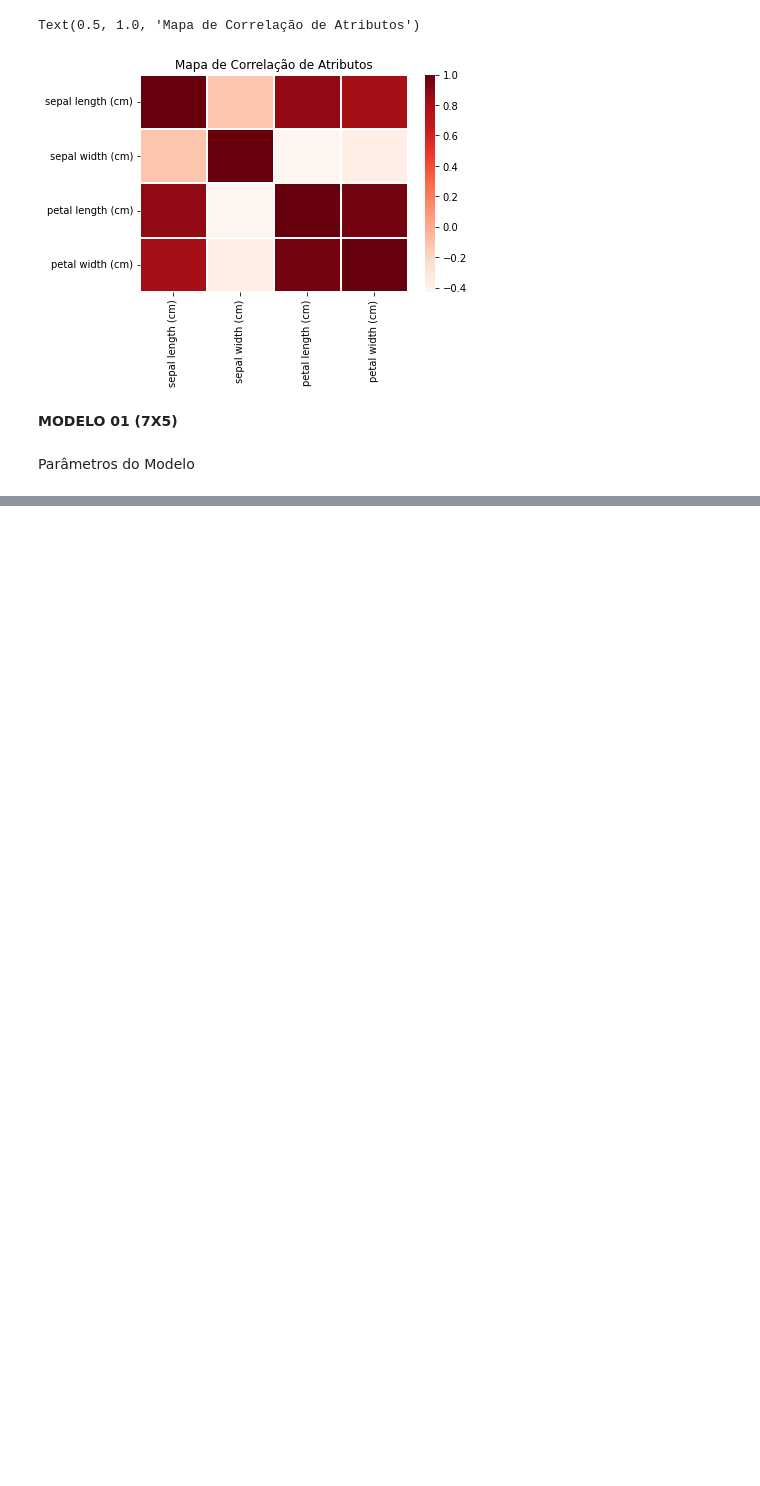
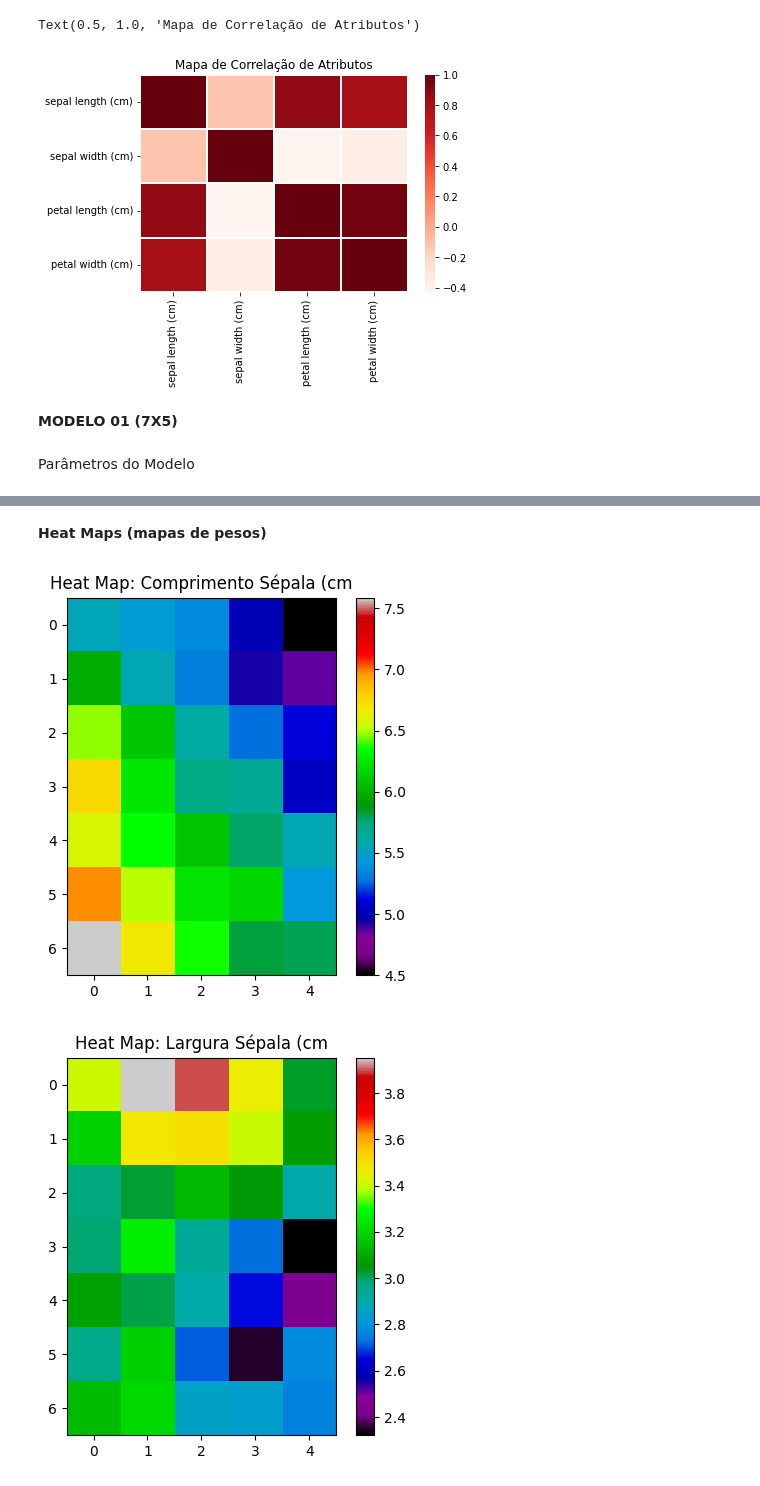
Before and after one commit to douglascosta01/Redes-Neurais, a Jupyter notebook: Rede_Neural_SOM_(Self_Organizing_Maps).ipynb, the cells around one changed output, grey strips where cells are left out. Cells and saved outputs as stored; diff of their text form; code cells hidden in the pictures; blank space fills up the shorter version.

```diff
--- a/Rede_Neural_SOM_(Self_Organizing_Maps).ipynb
+++ b/Rede_Neural_SOM_(Self_Organizing_Maps).ipynb
@@ -139,0 +177,33 @@ plt.show()
+# %% [markdown]
+**Heat Maps (mapas de pesos)**
+# %%
+weights = som.get_weights()
+figure (figsize=(5,5), dpi=100)
+plt.title('Heat Map: Comprimento Sépala (cm')
+plt.imshow(weights[:, :, 0], cmap='nipy_spectral')
+plt.colorbar()
+plt.show()
+
+weights = som.get_weights()
+figure (figsize=(5,5), dpi=100)
+plt.title('Heat Map: Largura Sépala (cm')
+plt.imshow(weights[:, :, 1], cmap='nipy_spectral')
+plt.colorbar()
+plt.show()
+
+weights = som.get_weights()
+figure (figsize=(5,5), dpi=100)
+plt.title('Heat Map: Comprimento Pétala (cm')
+plt.imshow(weights[:, :, 2], cmap='nipy_spectral')
+plt.colorbar()
+plt.show()
+
+weights = som.get_weights()
+figure (figsize=(5,5), dpi=100)
+plt.title('Heat Map: Largura Pétala (cm')
+plt.imshow(weights[:, :, 3], cmap='nipy_spectral')
+plt.colorbar()
+plt.show()
+# %% [output]
+[figure, added]
+[figure, added]
```
Also changed, not shown: parts of 14 cells of this notebook.
